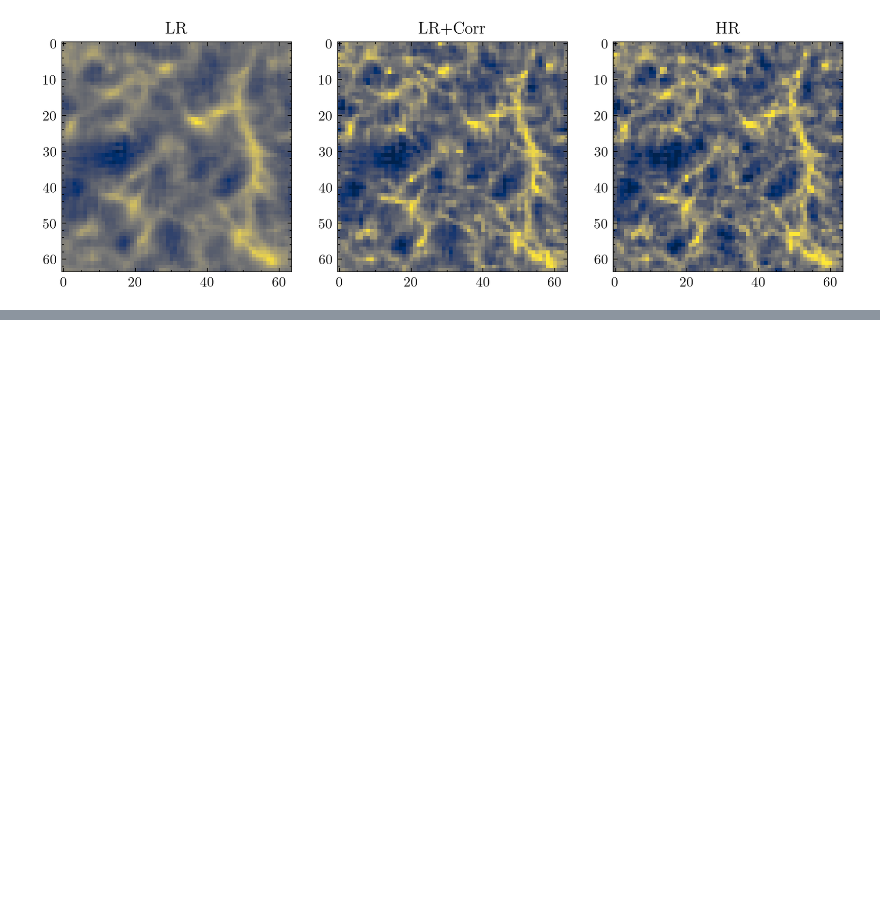
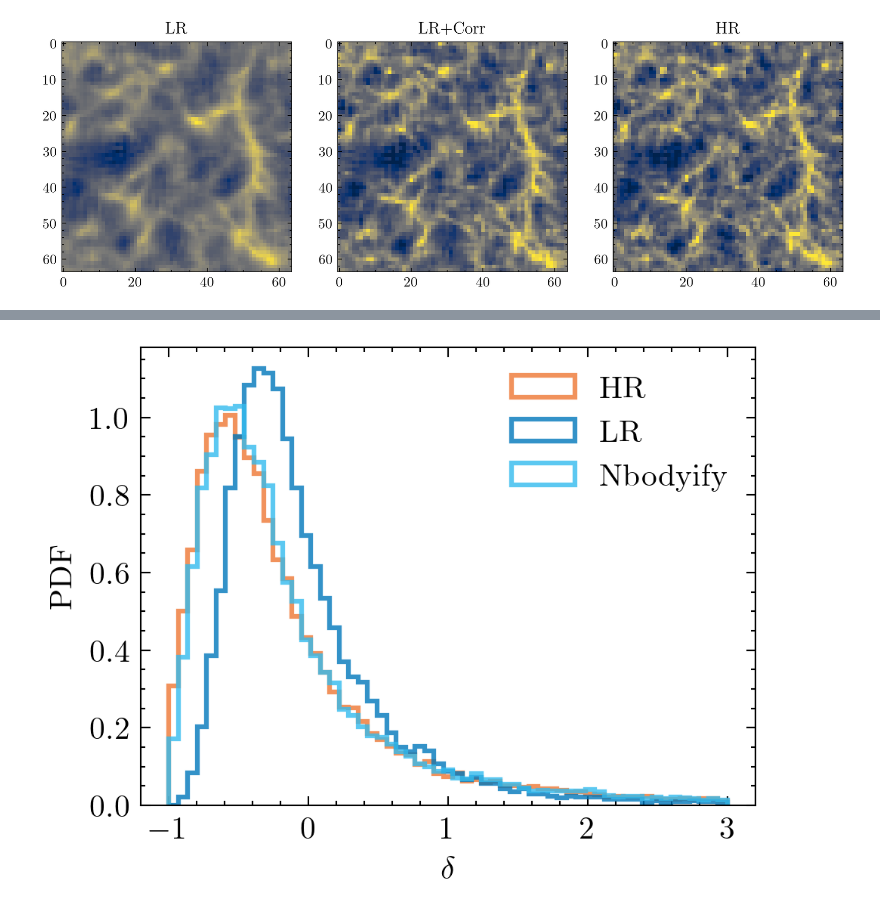
Before and after one commit to florpi/JaxPM, a Jupyter notebook: pm2nbody/notebooks/EDA_model.ipynb, the cells around one changed output, grey strips where cells are left out. Drawn from its saved outputs; the diff is of its cells as text; code cells hidden in the pictures; blank space fills up the shorter version.

```diff
--- a/pm2nbody/notebooks/EDA_model.ipynb
+++ b/pm2nbody/notebooks/EDA_model.ipynb
@@ -138,0 +231,11 @@ Text(0.5, 1.0, 'HR')
+# %%
+_ = plt.hist(delta_hr[::2,::2,::2].reshape(-1)-1., bins=np.linspace(-1.,3,60),alpha=0.8, density=True, label='HR', histtype='step', linewidth=1.5)
+_ = plt.hist(delta_lr[::2,::2,::2].reshape(-1)-1., bins=np.linspace(-1.,3,60),alpha=0.8, density=True, label='LR',histtype='step', linewidth=1.5)
+_ = plt.hist(delta_pred[::2,::2,::2].reshape(-1)-1., bins=np.linspace(-1.,3,60),alpha=0.8, density=True, label='Nbodyify', histtype='step', linewidth=1.5)
+plt.legend()
+plt.xlabel(r'$\delta$')
+plt.ylabel(r'PDF')
+plt.savefig('figures/png/density_histogram.png',dpi=600, bbox_inches="tight")
+plt.savefig('figures/pdf/density_histogram.pdf', bbox_inches="tight")
+# %% [output]
+[figure, added]
```
Also changed, not shown: parts of 37 cells of this notebook, 6 other files.
